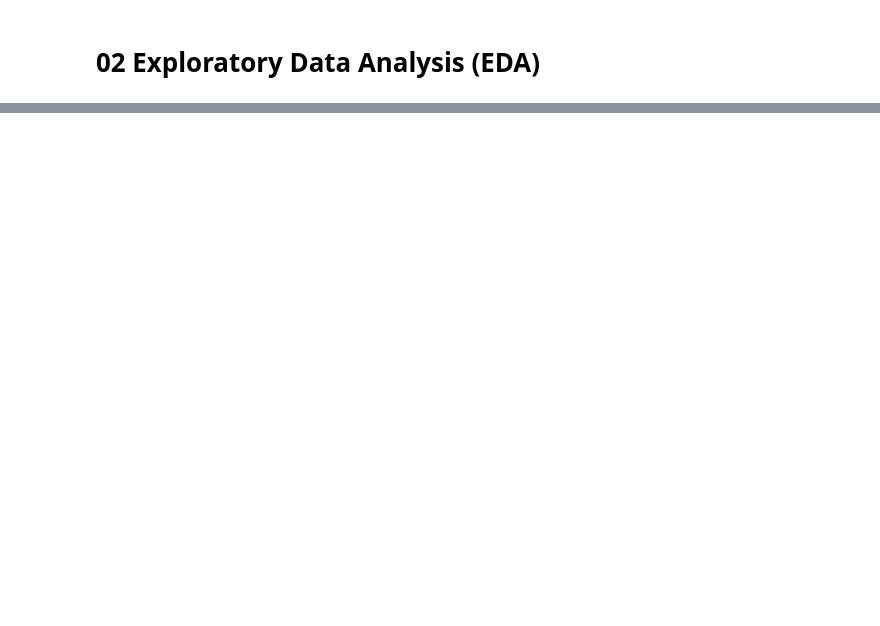
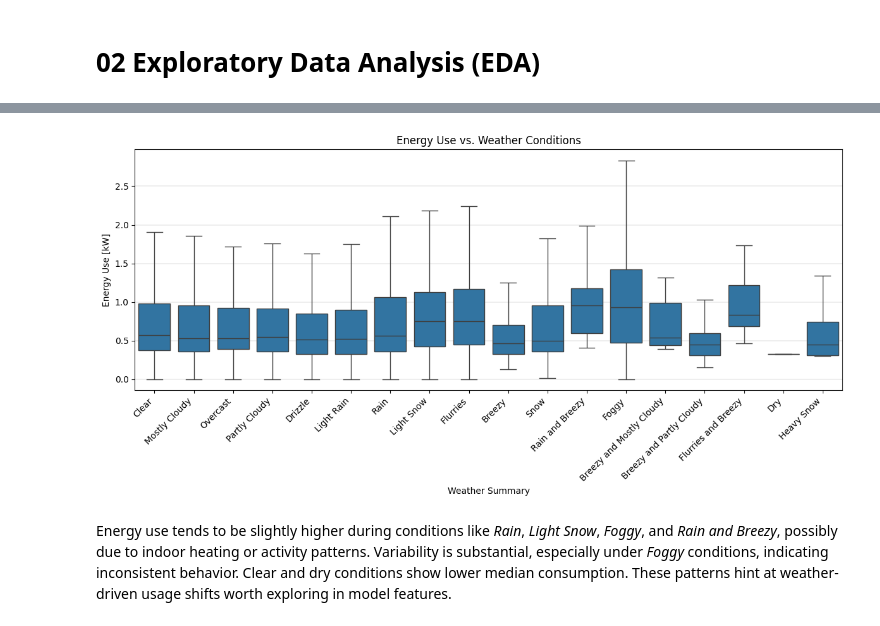
Before and after one commit to markuskuehnle/smart-meter-energy-forecasting, a Jupyter notebook: notebooks/02_exploratory_data_analysis.ipynb, the cells around one changed output, grey strips where cells are left out. Drawn from its saved outputs; the diff is of its cells as text; code cells hidden in the pictures; blank space fills up the shorter version.

```diff
--- a/notebooks/02_exploratory_data_analysis.ipynb
+++ b/notebooks/02_exploratory_data_analysis.ipynb
@@ -27,0 +106,25 @@ pd.set_option('display.width', 0)
+# %%
+def plot_energy_vs_weather(df: pd.DataFrame) -> None:
+    """
+    Box plot of energy use across different weather summaries.
+    """
+    plt.figure(figsize=(12, 6))
+    sns.boxplot(
+        data=df,
+        x='summary',
+        y='use [kW]',
+        showfliers=False
+    )
+    plt.xticks(rotation=45, ha='right')
+    plt.title('Energy Use vs. Weather Conditions')
+    plt.xlabel('Weather Summary')
+    plt.ylabel('Energy Use [kW]')
+    plt.tight_layout()
+    plt.grid(axis='y', linewidth=0.3)
+    plt.show()
+# %%
+plot_energy_vs_weather(df)
+# %% [output]
+[figure, added]
+# %% [markdown]
+Energy use tends to be slightly higher during conditions like *Rain*, *Light Snow*, *Foggy*, and *Rain and Breezy*, possibly due to indoor heating or activity patterns. Variability is substantial, especially under *Foggy* conditions, indicating inconsistent behavior. Clear and dry conditions show lower median consumption. These patterns hint at weather-driven usage shifts worth exploring in model features.
```
Also changed, not shown: parts of 34 cells of this notebook, 2 other files.
